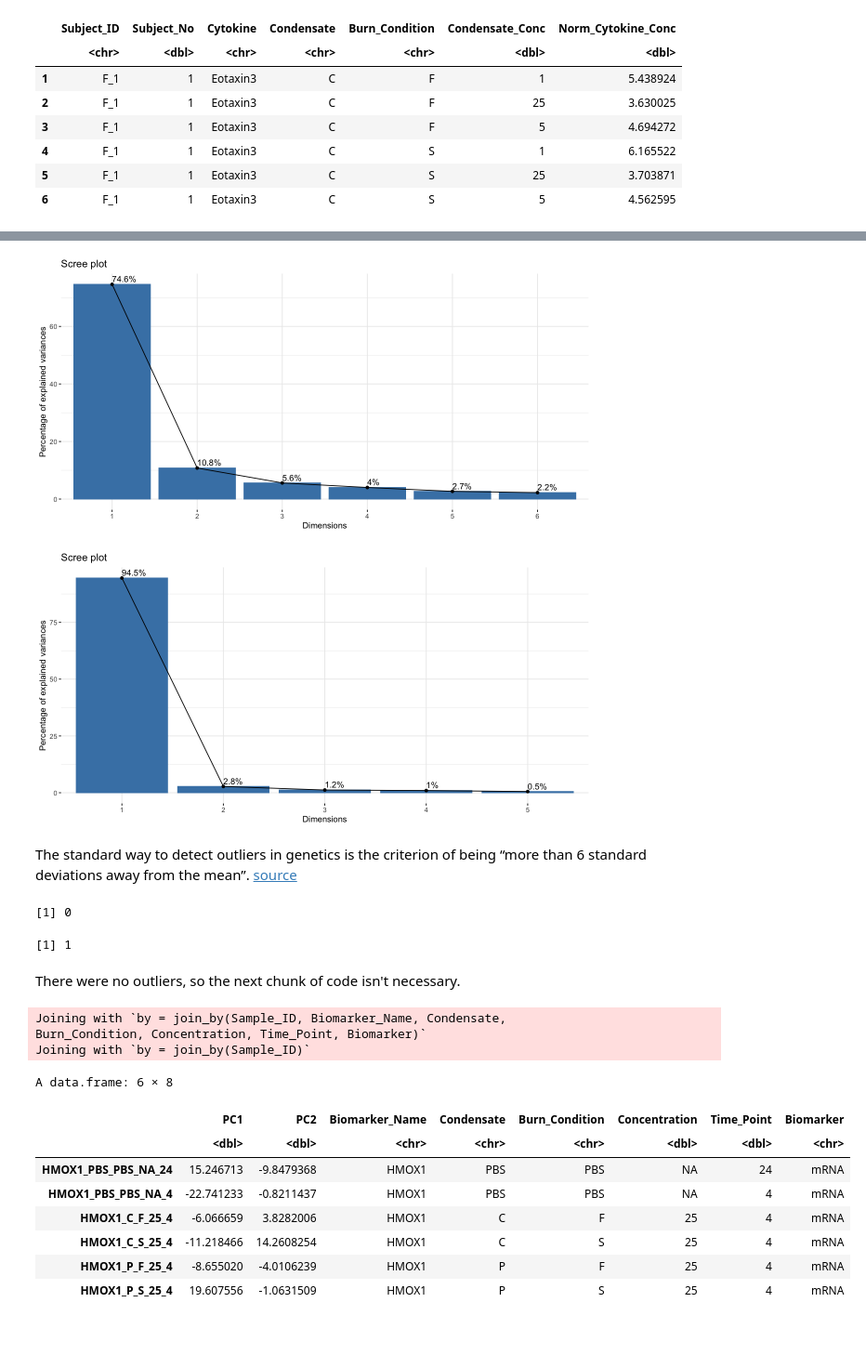
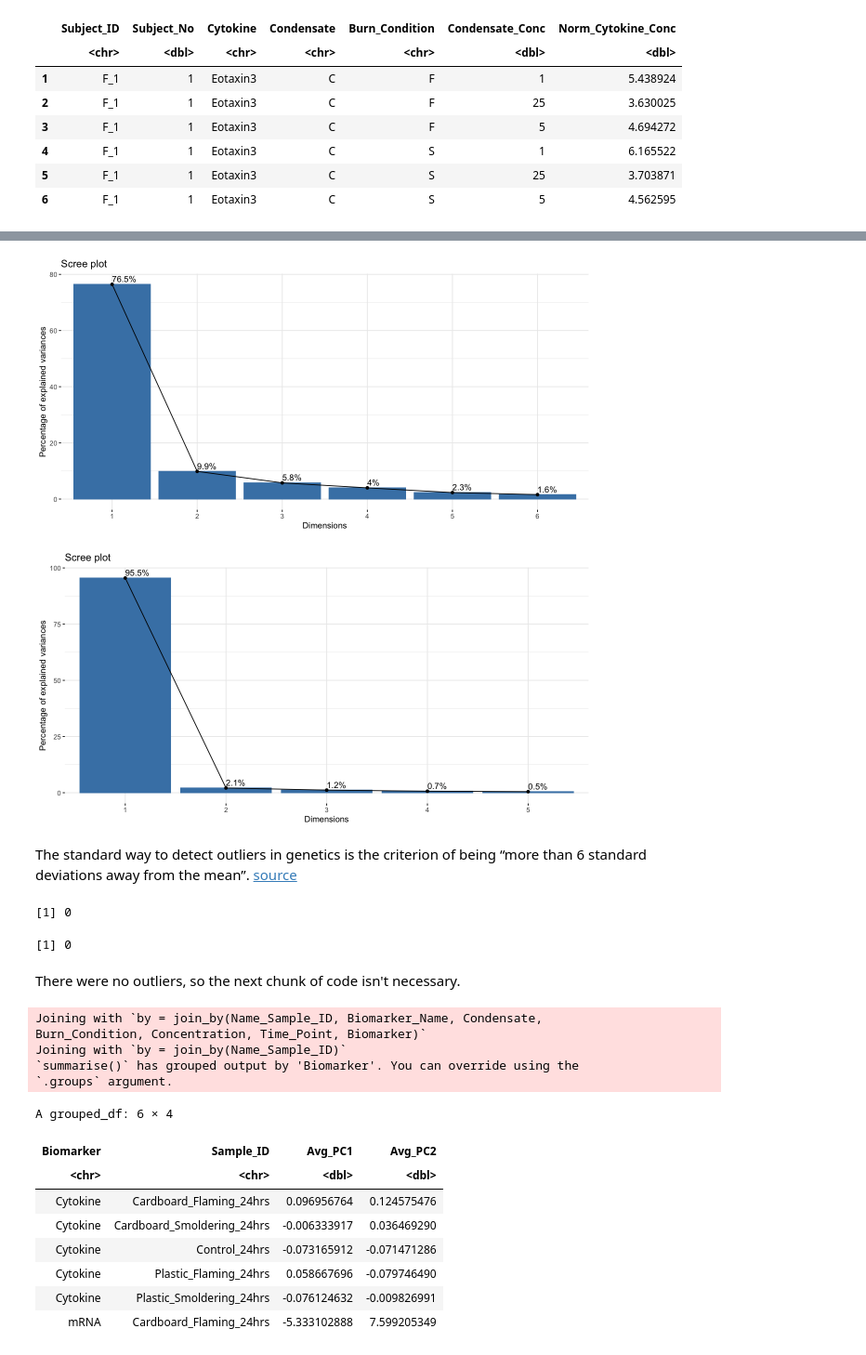
Before and after one commit to UNC-CEMALB/Burn-pit-smoke-condensate-mediated-toxicity-in-human-airway-epithelial-cells-, a Jupyter notebook: 3. Biomarker Cluster Analysis/Biomarker Cluster Analysis.ipynb, the cells around one changed output, grey strips where cells are left out. Shown at 93% size. Drawn from its saved outputs; the diff is of its cells as text; code cells hidden in the pictures.

```diff
--- a/3. Biomarker Cluster Analysis/Biomarker Cluster Analysis.ipynb
+++ b/3. Biomarker Cluster Analysis/Biomarker Cluster Analysis.ipynb
@@ -89,7 +71,7 @@ wider_mRNA_df = mRNA_df %>%
     pivot_wider(names_from = "Subject_ID", values_from = "Norm_ddCT") %>%
     # keeping sig mRNAs only, 24 hr time point, removing concentration of 5
     filter(#mRNA %in% sig_mRNAs,
-           Time_Point %in% c(4,24), Concentration %in% c(1,25,NA)) %>%
+           Time_Point %in% c(4,24), Concentration %in% c(25,NA)) %>%
     column_to_rownames(var = "SampleID")
 
 wider_cytokine_df = cytokine_df %>%
@@ -102,7 +84,7 @@ wider_cytokine_df = cytokine_df %>%
     pivot_wider(names_from = "Subject_ID", values_from = "Norm_Cytokine_Conc") %>%
     # keeping sig mRNAs only, removing concentration of 5
     filter(#Cytokine %in% sig_cytokines,
-           Condensate_Conc %in% c(1,25,NA)) %>%
+           Condensate_Conc %in% c(25,NA)) %>%
     column_to_rownames(var = "SampleID")
 
 head(wider_mRNA_df)
@@ -136,8 +118,8 @@ options(repr.plot.width = 10, repr.plot.height = 5) #changing size
 fviz_eig(mRNA_pca, addlabels = TRUE)
 fviz_eig(cytokine_pca, addlabels = TRUE)
 # %% [output]
-[figure, old version]
+[figure, new version]
-[figure, old version]
+[figure, new version]
 # %% [markdown]
 The standard way to detect outliers in genetics is the criterion of being “more than 6 standard deviations away from the mean”. [source](https://privefl.github.io/blog/detecting-outlier-samples-in-pca/)
 # %%
@@ -168,7 +150,7 @@ length(mRNA_outliers)
 length(cytokine_outliers)
 # %% [output]
 [1] 0
-[1] 1
+[1] 0
 # %% [markdown]
 There were no outliers, so the next chunk of code isn't necessary.
 # %%
@@ -188,33 +170,51 @@ There were no outliers, so the next chunk of code isn't necessary.
 # %%
 # creating 1 df with eigenvectors, normalized values, condensate, burn condition data
 mRNA_pca_df = data.frame(mRNA_pca$x[,1:2]) %>%
-               rownames_to_column(var = "Sample_ID")
+               rownames_to_column(var = "Name_Sample_ID")
 cytokine_pca_df = data.frame(cytokine_pca$x[,1:2]) %>%
-               rownames_to_column(var = "Sample_ID")
+               rownames_to_column(var = "Name_Sample_ID")
 
 more_data_biomarker_df = full_join(wider_mRNA_df[,1:6] %>%
                                     rename(Biomarker_Name = mRNA) %>%
-                                    rownames_to_column(var = "Sample_ID"),
+                                    rownames_to_column(var = "Name_Sample_ID"),
                                 wider_cytokine_df[,1:5] %>%
                                     rename(Biomarker_Name = Cytokine, Concentration = Condensate_Conc) %>%
                                     mutate(Time_Point = 24) %>%
-                                    rownames_to_column(var = "Sample_ID"))
+                                    rownames_to_column(var = "Name_Sample_ID"))
 
 full_eigenvector_df = inner_join(rbind(mRNA_pca_df, cytokine_pca_df),
                                              more_data_biomarker_df) %>%
-    column_to_rownames(var = "Sample_ID")
+    # adding a sample id without the biomarker's name
+    unite("Sample_ID", c(colnames(more_data_biomarker_df)[c(3:6)]), remove = FALSE) %>%
+    # and taking average eigenvector value within each group
+    group_by(Biomarker, Sample_ID) %>%
+    summarize(Avg_PC1 = mean(PC1), Avg_PC2 = mean(PC2)) %>%
+    # cleaning up sample id names for plotting
+    mutate(Sample_ID = ifelse(Sample_ID == "C_F_25_24", "Cardboard_Flaming_24hrs",
+                            ifelse(Sample_ID == "C_S_25_24", "Cardboard_Smoldering_24hrs",
+                                ifelse(Sample_ID == "PBS_PBS_NA_24", "Control_24hrs",
+                                    ifelse(Sample_ID == "P_F_25_24", "Plastic_Flaming_24hrs",
+                                         ifelse(Sample_ID == "P_S_25_24", "Plastic_Smoldering_24hrs",
+                                            ifelse(Sample_ID == "C_F_25_4", "Cardboard_Flaming_4hrs",
+                                                ifelse(Sample_ID == "C_S_25_4", "Cardboard_Smoldering_4hrs",
+                                                    ifelse(Sample_ID == "PBS_PBS_NA_4", "Control_4hrs",
+                                                        ifelse(Sample_ID == "P_F_25_4", "Plastic_Flaming_4hrs",
+                                                             ifelse(Sample_ID == "P_S_25_4", "Plastic_Smoldering_4hrs",
+                                           NA)))))))))))
 
 head(full_eigenvector_df)
 # %% [output]
-Joining with `by = join_by(Sample_ID, Biomarker_Name, Condensate,
+Joining with `by = join_by(Name_Sample_ID, Biomarker_Name, Condensate,
 Burn_Condition, Concentration, Time_Point, Biomarker)`
-Joining with `by = join_by(Sample_ID)`
+Joining with `by = join_by(Name_Sample_ID)`
+`summarise()` has grouped output by 'Biomarker'. You can override using the
+`.groups` argument.
-A data.frame: 6 × 8
+A grouped_df: 6 × 4
-|  | PC1 | PC2 | Biomarker_Name | Condensate | Burn_Condition | Concentration | Time_Point | Biomarker |
-|  | <dbl> | <dbl> | <chr> | <chr> | <chr> | <dbl> | <dbl> | <chr> |
-| HMOX1_PBS_PBS_NA_24 | 15.246713 | -9.8479368 | HMOX1 | PBS | PBS | NA | 24 | mRNA |
-| HMOX1_PBS_PBS_NA_4 | -22.741233 | -0.8211437 | HMOX1 | PBS | PBS | NA | 4 | mRNA |
-| HMOX1_C_F_25_4 | -6.066659 | 3.8282006 | HMOX1 | C | F | 25 | 4 | mRNA |
-| HMOX1_C_S_25_4 | -11.218466 | 14.2608254 | HMOX1 | C | S | 25 | 4 | mRNA |
-| HMOX1_P_F_25_4 | -8.655020 | -4.0106239 | HMOX1 | P | F | 25 | 4 | mRNA |
-| HMOX1_P_S_25_4 | 19.607556 | -1.0631509 | HMOX1 | P | S | 25 | 4 | mRNA |
+| Biomarker | Sample_ID | Avg_PC1 | Avg_PC2 |
+| <chr> | <chr> | <dbl> | <dbl> |
+| Cytokine | Cardboard_Flaming_24hrs | 0.096956764 | 0.124575476 |
+| Cytokine | Cardboard_Smoldering_24hrs | -0.006333917 | 0.036469290 |
+| Cytokine | Control_24hrs | -0.073165912 | -0.071471286 |
+| Cytokine | Plastic_Flaming_24hrs | 0.058667696 | -0.079746490 |
+| Cytokine | Plastic_Smoldering_24hrs | -0.076124632 | -0.009826991 |
+| mRNA | Cardboard_Flaming_24hrs | -5.333102888 | 7.599205349 |
```
Also changed, not shown: parts of 13 cells of this notebook.
